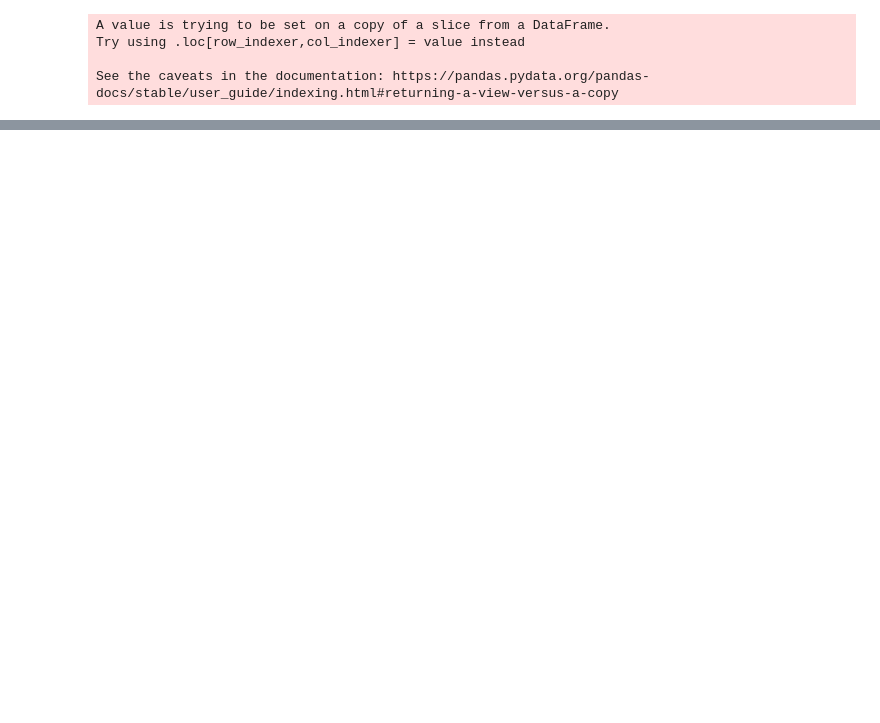
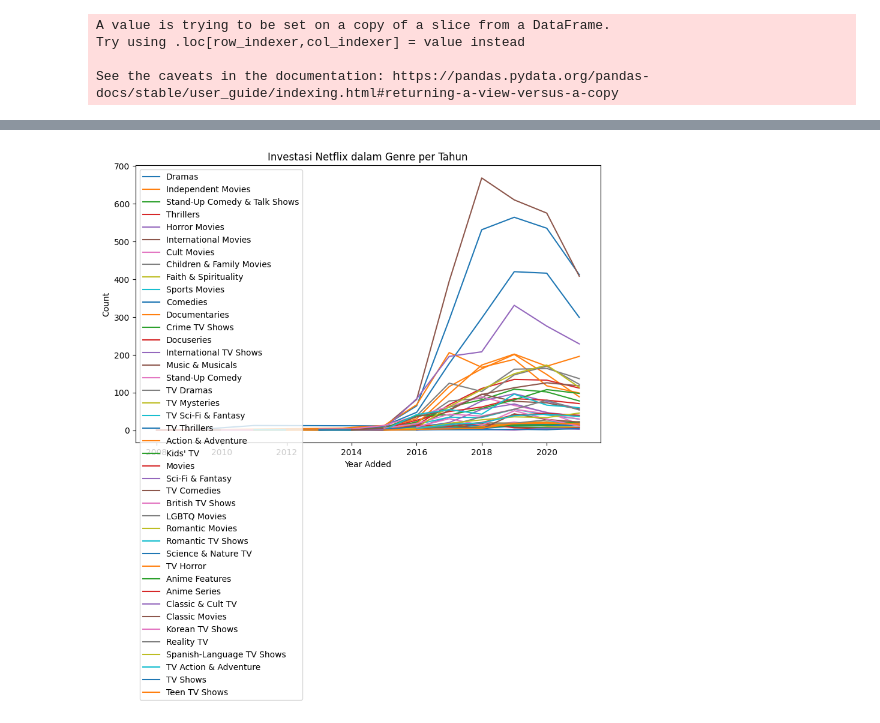
Before and after one commit to CiaThing/Data_Analytics_CiaThing, a Jupyter notebook: Data_Analyst_Netflix_Movie.ipynb, the cells around one changed output, grey strips where cells are left out. Drawn from its saved outputs; the diff is of its cells as text; code cells hidden in the pictures; blank space fills up the shorter version.

```diff
--- a/Data_Analyst_Netflix_Movie.ipynb
+++ b/Data_Analyst_Netflix_Movie.ipynb
@@ -159,16 +170,17 @@ Try using .loc[row_indexer,col_indexer] = value instead
 
 See the caveats in the documentation: https://pandas.pydata.org/pandas-docs/stable/user_guide/indexing.html#returning-a-view-versus-a-copy
 # %%
-# Analisis Berdasarkan Genre
-# Memisahkan genre yang terpisah oleh koma
-nf_genres = nf.dropna(subset=['listed_in'])
-nf_genres = nf_genres.assign(listed_in=nf_genres['listed_in'].str.split(', '))
-nf_genres = nf_genres.explode('listed_in')
-
 # Menghitung jumlah film dan acara TV per genre per tahun
 genre_counts = nf_genres.groupby(['year_added', 'listed_in']).size().reset_index(name='count')
 
 # Visualisasi genre per tahun
-fig_genre = px.line(genre_counts, x='year_added', y='count', color='listed_in', title="Investasi Netflix dalam Genre per Tahun")
-fig_genre.show()
+plt.figure(figsize=(10, 6))
+for genre in genre_counts['listed_in'].unique():
+    genre_data = genre_counts[genre_counts['listed_in'] == genre]
+    plt.plot(genre_data['year_added'], genre_data['count'], label=genre)
+plt.title("Investasi Netflix dalam Genre per Tahun")
+plt.xlabel('Year Added')
+plt.ylabel('Count')
+plt.legend()
+plt.show()
 # %% [output]
@@ -176,3 +187,4 @@ fig_genre.show()
+[figure, added]
 # %%
 # Analisis Berdasarkan Rating
 # Menghitung jumlah film dan acara TV per rating per tahun
```
Also changed, not shown: parts of 6 cells of this notebook.
